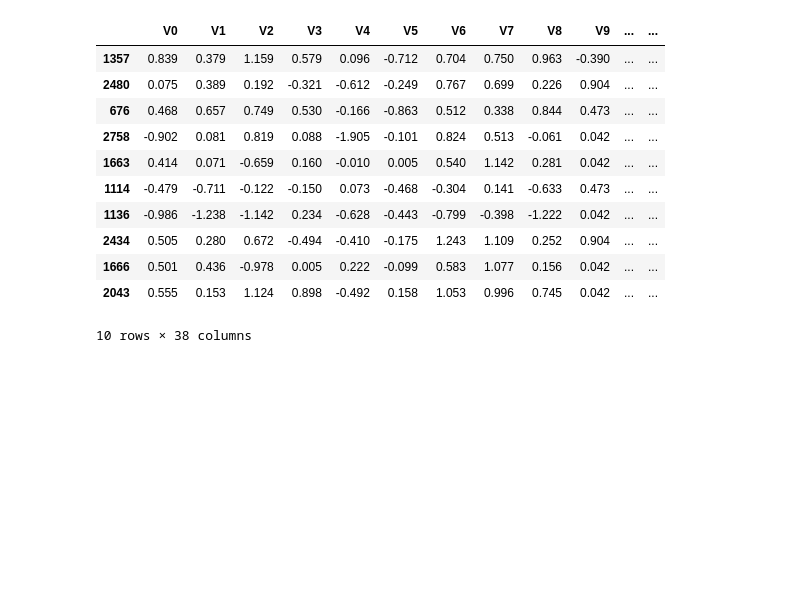
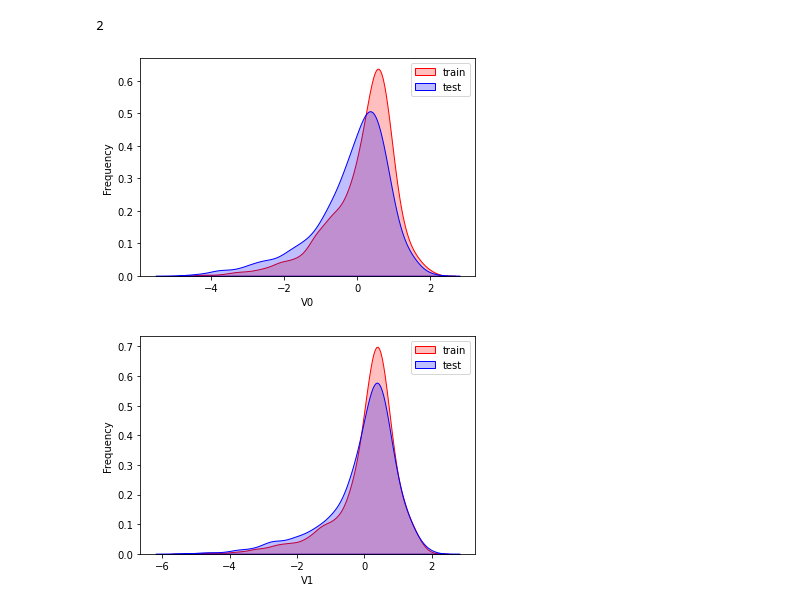
Before and after one commit to taotaodai/MachineLearning, a Jupyter notebook: TianChiTest/ZhengQi/ZhengQi.ipynb, the cells around one changed output. Cells and saved outputs as stored; diff of their text form; code cells hidden in the pictures; blank space fills up the shorter version.

```diff
--- a/TianChiTest/ZhengQi/ZhengQi.ipynb
+++ b/TianChiTest/ZhengQi/ZhengQi.ipynb
@@ -79,15 +0,0 @@ df = pd.read_csv("result/submission.txt")
-# %%
-X_train.head(10)
-# %% [output]
-|  | V0 | V1 | V2 | V3 | V4 | V5 | V6 | V7 | V8 | V9 | ... | ... |
-| 1357 | 0.839 | 0.379 | 1.159 | 0.579 | 0.096 | -0.712 | 0.704 | 0.750 | 0.963 | -0.390 | ... | ... |
-| 2480 | 0.075 | 0.389 | 0.192 | -0.321 | -0.612 | -0.249 | 0.767 | 0.699 | 0.226 | 0.904 | ... | ... |
-| 676 | 0.468 | 0.657 | 0.749 | 0.530 | -0.166 | -0.863 | 0.512 | 0.338 | 0.844 | 0.473 | ... | ... |
-| 2758 | -0.902 | 0.081 | 0.819 | 0.088 | -1.905 | -0.101 | 0.824 | 0.513 | -0.061 | 0.042 | ... | ... |
-| 1663 | 0.414 | 0.071 | -0.659 | 0.160 | -0.010 | 0.005 | 0.540 | 1.142 | 0.281 | 0.042 | ... | ... |
-| 1114 | -0.479 | -0.711 | -0.122 | -0.150 | 0.073 | -0.468 | -0.304 | 0.141 | -0.633 | 0.473 | ... | ... |
-| 1136 | -0.986 | -1.238 | -1.142 | 0.234 | -0.628 | -0.443 | -0.799 | -0.398 | -1.222 | 0.042 | ... | ... |
-| 2434 | 0.505 | 0.280 | 0.672 | -0.494 | -0.410 | -0.175 | 1.243 | 1.109 | 0.252 | 0.904 | ... | ... |
-| 1666 | 0.501 | 0.436 | -0.978 | 0.005 | 0.222 | -0.099 | 0.583 | 1.077 | 0.156 | 0.042 | ... | ... |
-| 2043 | 0.555 | 0.153 | 1.124 | 0.898 | -0.492 | 0.158 | 1.053 | 0.996 | 0.745 | 0.042 | ... | ... |
-10 rows × 38 columns
@@ -93,0 +23,7 @@ X_train.head(10)
+# %%
+data_train = pd.read_csv("data/zhengqi_train.txt",sep="\t")
+data_test = pd.read_csv("data/zhengqi_test.txt",sep="\t")
+# %%
+data_train["oringin"]="train"
+data_test["oringin"]="test"
+data_all=pd.concat([data_train,data_test],axis=0,ignore_index=True)
@@ -93,0 +250,14 @@ X_train.head(10)
+# %%
+#查看训练集和测试集数据分布
+# for column in data_all.columns[0:-2]:
+#     g = sns.kdeplot(data_all[column][(data_all["oringin"] == "train")], color="Red", shade = True)
+#     g = sns.kdeplot(data_all[column][(data_all["oringin"] == "test")], ax =g, color="Blue", shade= True)
+#     g.set_xlabel(column)
+#     g.set_ylabel("Frequency")
+#     g = g.legend(["train","test"])
+#     plt.show()
+pt.showDistribution(data_train,data_test,['V0','V1'])
+# %% [output]
+2
+[figure, added]
+[figure, added]
```
Also changed, not shown: parts of 42 cells of this notebook, 5 other files.
